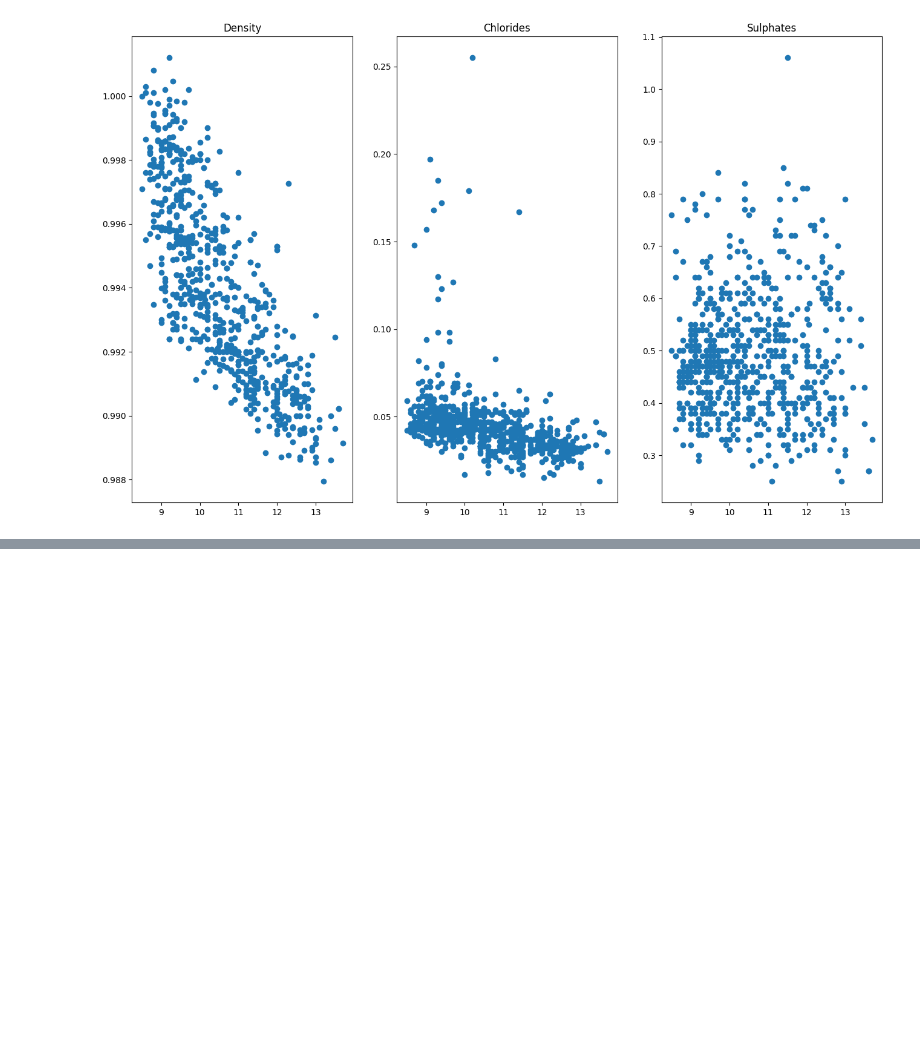
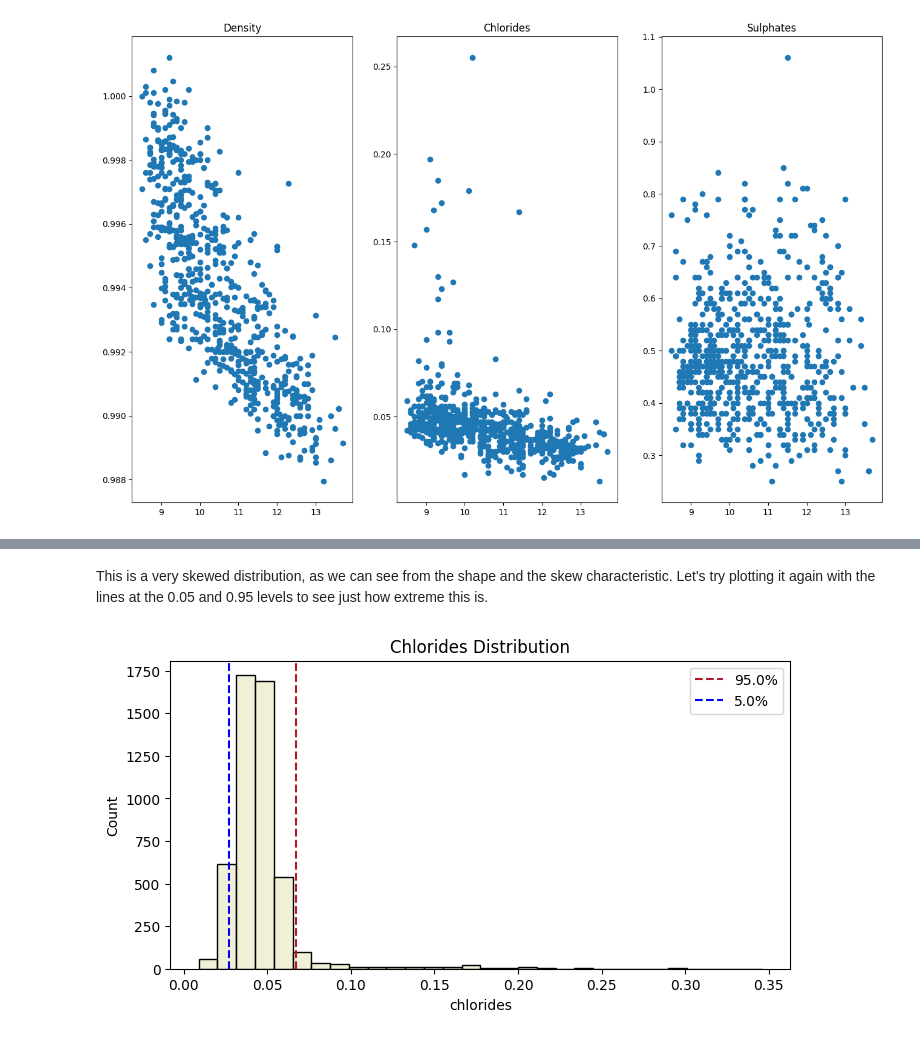
Before and after one commit to jklydev/everything-counts-summative-1, a Jupyter notebook: wine.ipynb, the cells around one changed output, grey strips where cells are left out. Saved outputs shown, nothing was run; the diff lists cells and outputs as text; code cells hidden in the pictures; blank space fills up the shorter version.

```diff
--- a/wine.ipynb
+++ b/wine.ipynb
@@ -602,0 +629,6 @@ Density looks pretty much like we'd expect it to, but Clorides seems a bit odd,
+# %% [markdown]
+This is a very skewed distribution, as we can see from the shape and the skew characteristic. Let's try plotting it again with the lines at the 0.05 and 0.95 levels to see just how extreme this is.
+# %%
+plot_dist('chlorides', qs=[0.05, 0.95])
+# %% [output]
+[figure, added]
```
Also changed, not shown: parts of 17 cells of this notebook.
